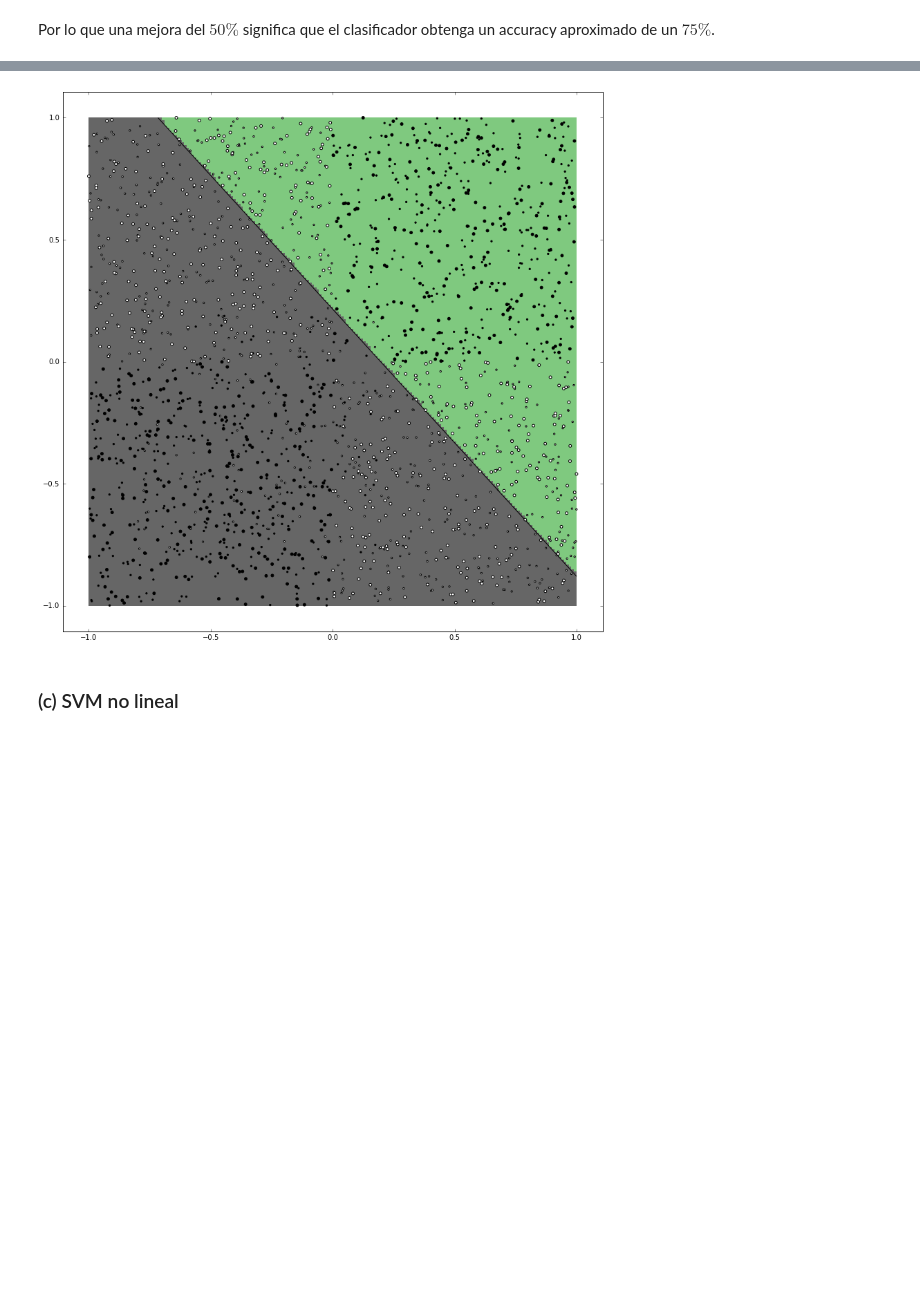
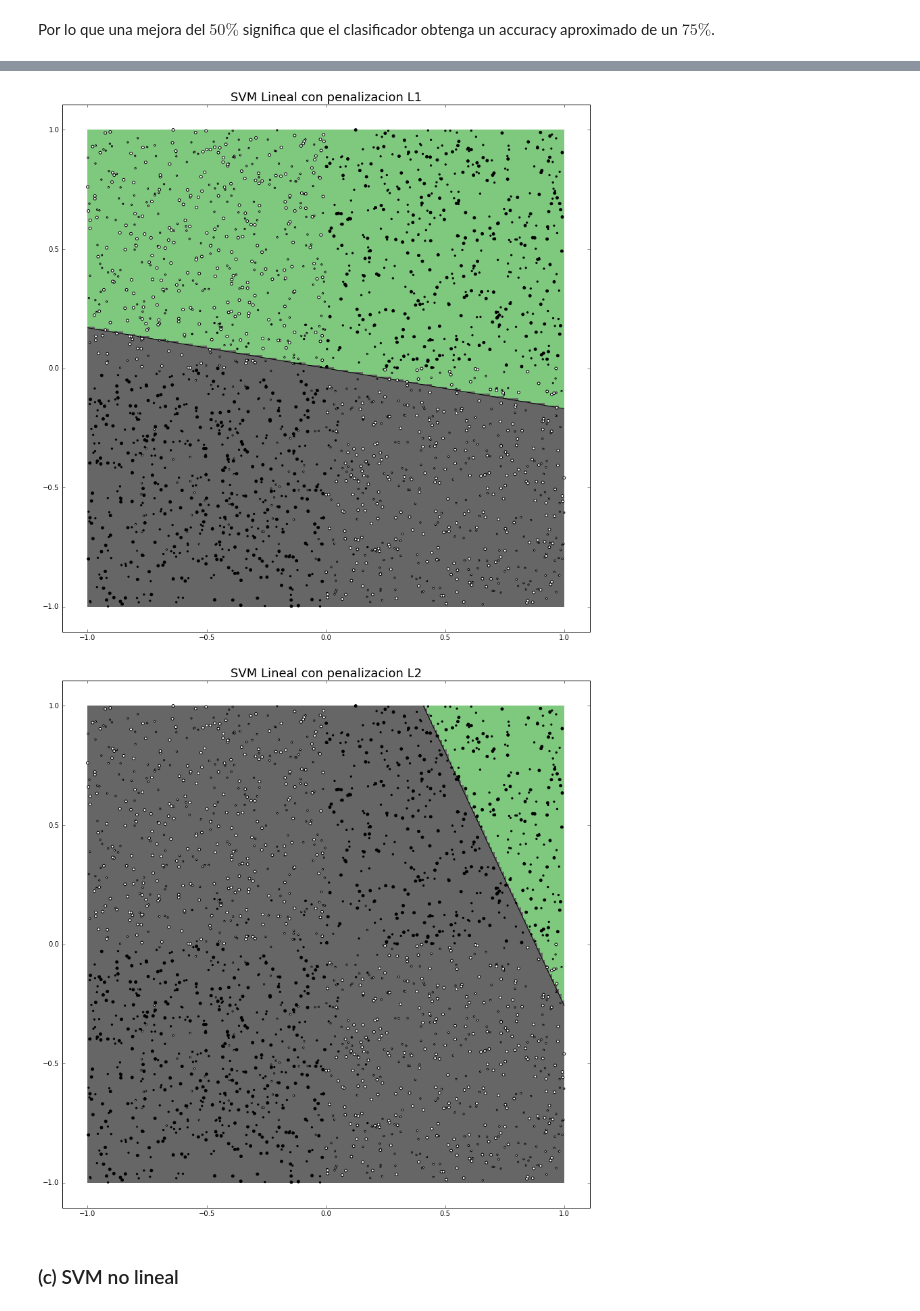
Before and after one commit to mazino/ML-Tarea1, a Jupyter notebook: ML-Tarea3/Pregunta 1/Pregunta 1.ipynb, the cells around one changed output, grey strips where cells are left out. Cells and saved outputs as stored; diff of their text form; code cells hidden in the pictures; blank space fills up the shorter version.

```diff
--- a/ML-Tarea3/Pregunta 1/Pregunta 1.ipynb
+++ b/ML-Tarea3/Pregunta 1/Pregunta 1.ipynb
@@ -78,6 +78,7 @@ Probabilidad de que un nuevo dato se clasifique en la clase +1: 0.499091
 # %% [markdown]
 Por lo que una mejora del $50\%$ significa que el clasificador obtenga un accuracy aproximado de un $75\%$.
 # %%
+#Funciones ocupadas para evaluar los algoritmos y graficar la clasificacion
 from sklearn.metrics import classification_report
 def score_the_model(model, x, y, xt, yt, text):
     acc_tr = model.score(x, y)
@@ -87,8 +88,8 @@ def score_the_model(model, x, y, xt, yt, text):
     print "Detailed Analysis Testing Results ..."
     print(classification_report(yt, model.predict(xt), target_names=['-1','+1']))
 
-def plot_classifier(clf,X_train,Y_train,X_test,Y_test, model_type):
-    f, axis = plt.subplots(1, 1, sharex='col', sharey='row',figsize=(14, 14))
+def plot_classifier(clf, X_train, Y_train, X_test,Y_test, model_type, title):
+    f, axis = plt.subplots(1, 1, sharex='col', sharey='row',figsize=(10, 10))
     axis.scatter(X_train[:,0],X_train[:,1],s=5,c=Y_train,zorder=10,cmap='gray')
     axis.scatter(X_test[:,0],X_test[:,1],s=15,c=Y_test,zorder=10,cmap='gray')
     XX, YY = np.mgrid[-1:1:200j, -1:1:200j]
@@ -107,12 +108,13 @@ def plot_classifier(clf,X_train,Y_train,X_test,Y_test, model_type):
     #axis.pcolormesh(XX, YY, Zplot ,cmap='YlGn')
     axis.pcolormesh(XX, YY, Zplot ,cmap=mcolor)
     axis.contour(XX, YY, Z, alpha=1, colors=['k', 'k', 'k'], linestyles=['--', '-', '--'],levels=[-1, 0, 1])
+    plt.title(title, fontsize = 18)
 
     plt.show()
 # %%
 from sklearn.svm import LinearSVC
 
-def SVM_to_fit(x,y,xt,yt,norm):
+def do_SVM_lineal(x,y,xt,yt,norm):
     Cs = np.logspace(-2, 3,base=10)
     acc_tr = []
     acc_test = []
@@ -145,9 +147,3 @@ def SVM_to_fit(x,y,xt,yt,norm):
     plt.show()
 
     return model_best, C_best
-
-model1, C = SVM_to_fit(X_train, Y_train, X_test, Y_test, 'l1')
-model2, C = SVM_to_fit(X_train, Y_train, X_test, Y_test, 'l2')
-
-score_the_model(model1, X_train, Y_train, X_test, Y_test, "SVM l1")
-score_the_model(model2, X_train, Y_train, X_test, Y_test, "SVM l2")
@@ -179,0 +150,6 @@ avg / total       0.78      0.66      0.62      1000
+# %%
+model1, C = do_SVM_lineal(X_train, Y_train, X_test, Y_test, 'l1')
+model2, C = do_SVM_lineal(X_train, Y_train, X_test, Y_test, 'l2')
+
+score_the_model(model1, X_train, Y_train, X_test, Y_test, "SVM l1")
+score_the_model(model2, X_train, Y_train, X_test, Y_test, "SVM l2")
@@ -180,6 +182,8 @@ avg / total       0.78      0.66      0.62      1000
 # %%
-plot_classifier(model2,X_train,Y_train, X_test, Y_test, 'svm')
+plot_classifier(model1,X_train,Y_train, X_test, Y_test, 'svm', 'SVM Lineal con penalizacion L1')
+plot_classifier(model2,X_train,Y_train, X_test, Y_test, 'svm', 'SVM Lineal con penalizacion L2')
 # %% [output]
-[figure, old version]
+[figure, new version]
+[figure, added]
 # %% [markdown]
 ### (c) SVM no lineal
```
Also changed, not shown: parts of 20 cells of this notebook.
